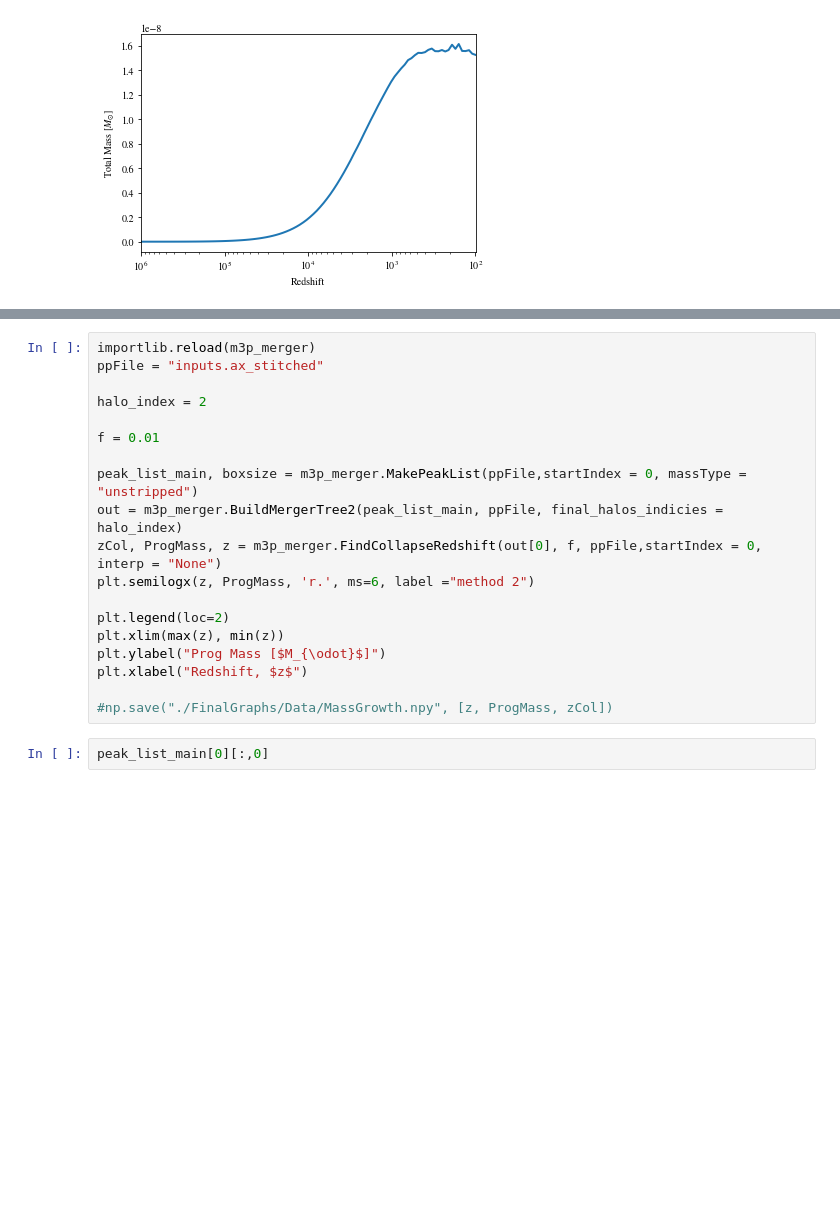
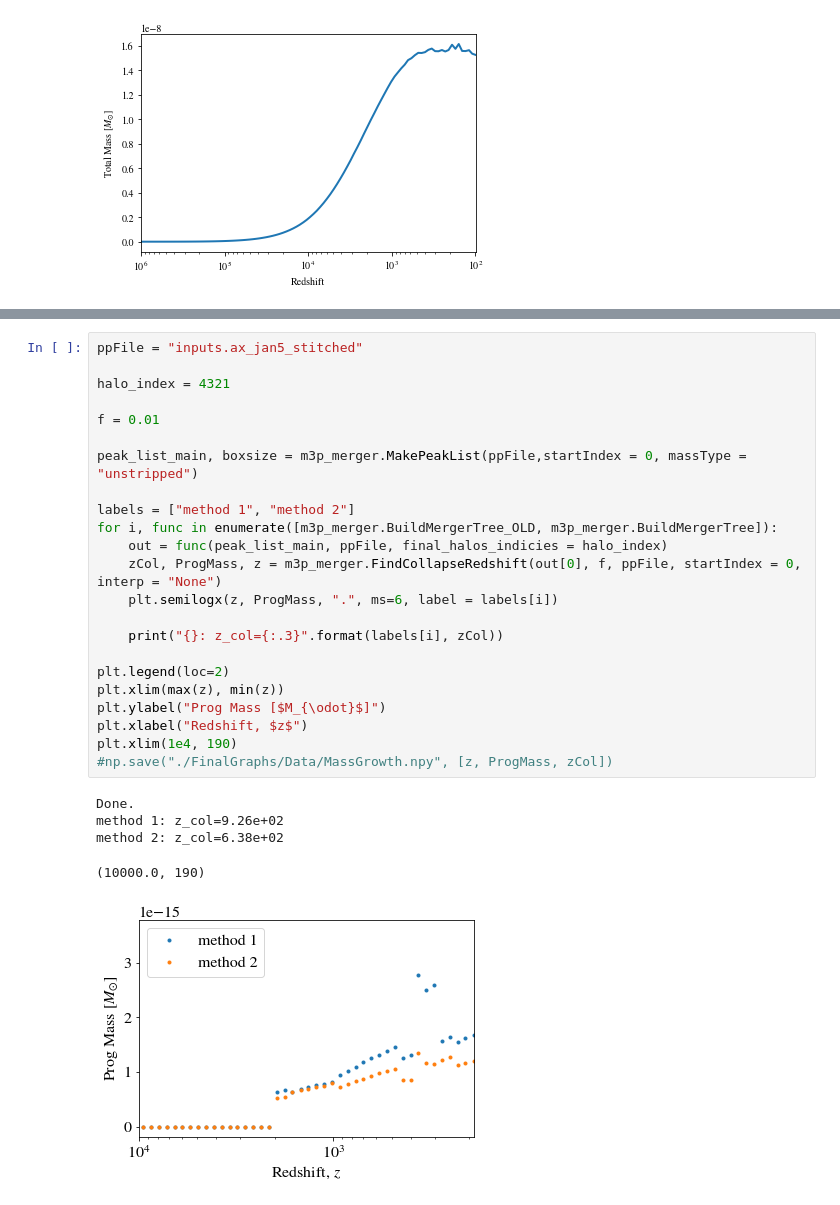
Before and after one commit to David-Ellis/m3p_merger, a Jupyter notebook: MergerTree.ipynb, the cells around one changed output, grey strips where cells are left out. Cells and saved outputs as stored; diff of their text form; blank space fills up the shorter version.

```diff
--- a/MergerTree.ipynb
+++ b/MergerTree.ipynb
@@ -84,21 +102,29 @@ TypeError: You must first set_array for mappable
 # %%
-importlib.reload(m3p_merger)
-ppFile = "inputs.ax_stitched"
+ppFile = "inputs.ax_jan5_stitched"
 
-halo_index = 2
+halo_index = 4321
 
 f = 0.01
 
 peak_list_main, boxsize = m3p_merger.MakePeakList(ppFile,startIndex = 0, massType = "unstripped")
-out = m3p_merger.BuildMergerTree2(peak_list_main, ppFile, final_halos_indicies = halo_index)
-zCol, ProgMass, z = m3p_merger.FindCollapseRedshift(out[0], f, ppFile,startIndex = 0, interp = "None")
-plt.semilogx(z, ProgMass, 'r.', ms=6, label ="method 2")
+
+labels = ["method 1", "method 2"]
+for i, func in enumerate([m3p_merger.BuildMergerTree_OLD, m3p_merger.BuildMergerTree]):
+    out = func(peak_list_main, ppFile, final_halos_indicies = halo_index)
+    zCol, ProgMass, z = m3p_merger.FindCollapseRedshift(out[0], f, ppFile, startIndex = 0, interp = "None")
+    plt.semilogx(z, ProgMass, ".", ms=6, label = labels[i])
+
+    print("{}: z_col={:.3}".format(labels[i], zCol))
 
 plt.legend(loc=2)
 plt.xlim(max(z), min(z))
 plt.ylabel("Prog Mass [$M_{\odot}$]")
 plt.xlabel("Redshift, $z$")
-
+plt.xlim(1e4, 190)
 #np.save("./FinalGraphs/Data/MassGrowth.npy", [z, ProgMass, zCol])
+# %% [output]
+Done.
+method 1: z_col=9.26e+02
+method 2: z_col=6.38e+02
+(10000.0, 190)
+[figure, added]
-# %%
-peak_list_main[0][:,0]
```
Also changed, not shown: parts of 9 cells of this notebook, 1 other file.
